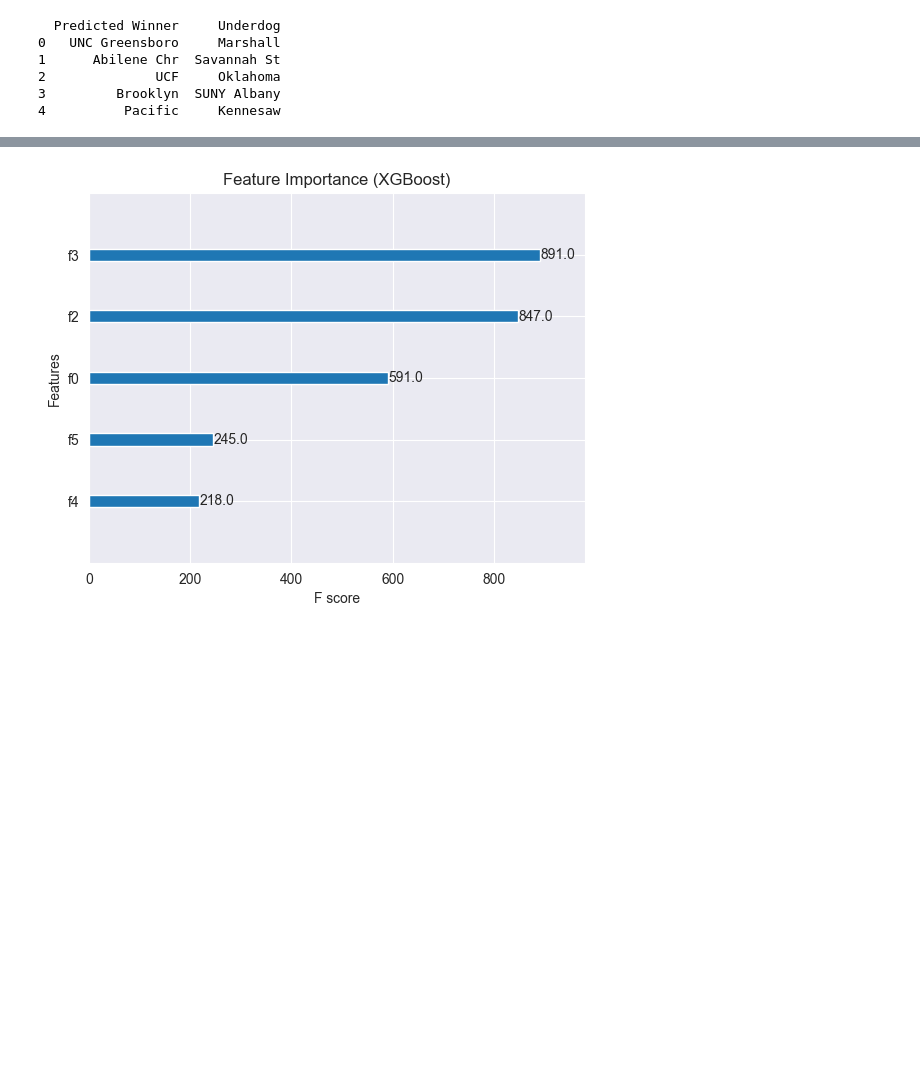
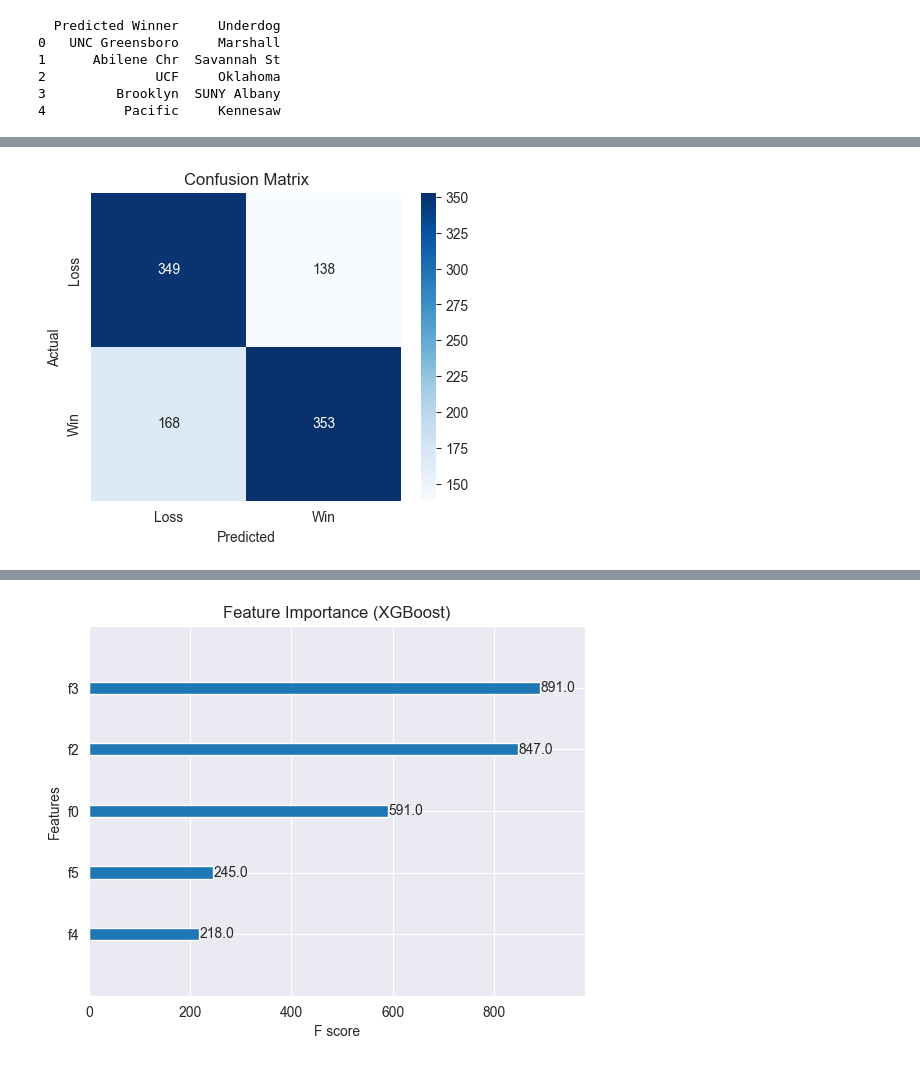
Before and after one commit to Immanuel-01/March_Mania, a Jupyter notebook: Mania.ipynb, the cells around one changed output, grey strips where cells are left out. Saved outputs shown, nothing was run; the diff lists cells and outputs as text; code cells hidden in the pictures; blank space fills up the shorter version.

```diff
--- a/Mania.ipynb
+++ b/Mania.ipynb
@@ -656,0 +697,13 @@ print(df.head())
+# %%
+from sklearn.metrics import accuracy_score, log_loss
+
+# Predict on test data
+y_pred_proba = xgb_best.predict_proba(X_test)[:, 1]  # Probability of winning
+y_pred = (y_pred_proba >= 0.5).astype(int)  # Convert probabilities to binary predictions
+
+# Calculate metrics
+accuracy = accuracy_score(y_test, y_pred)
+logloss = log_loss(y_test, y_pred_proba)
+
+print(f"✅ Optimized Model Accuracy: {accuracy:.4f}")
+print(f"✅ Optimized Model Log Loss: {logloss:.4f}")
@@ -656,0 +713,17 @@ print(df.head())
+# %%
+from sklearn.metrics import confusion_matrix
+import seaborn as sns
+import matplotlib.pyplot as plt
+
+# Generate confusion matrix
+conf_matrix = confusion_matrix(y_test, y_pred)
+
+# Plot confusion matrix
+plt.figure(figsize=(5, 4))
+sns.heatmap(conf_matrix, annot=True, fmt="d", cmap="Blues", xticklabels=["Loss", "Win"], yticklabels=["Loss", "Win"])
+plt.xlabel("Predicted")
+plt.ylabel("Actual")
+plt.title("Confusion Matrix")
+plt.show()
+# %% [output]
+[figure, added]
```
Also changed, not shown: parts of 7 cells of this notebook, 1 other file.
